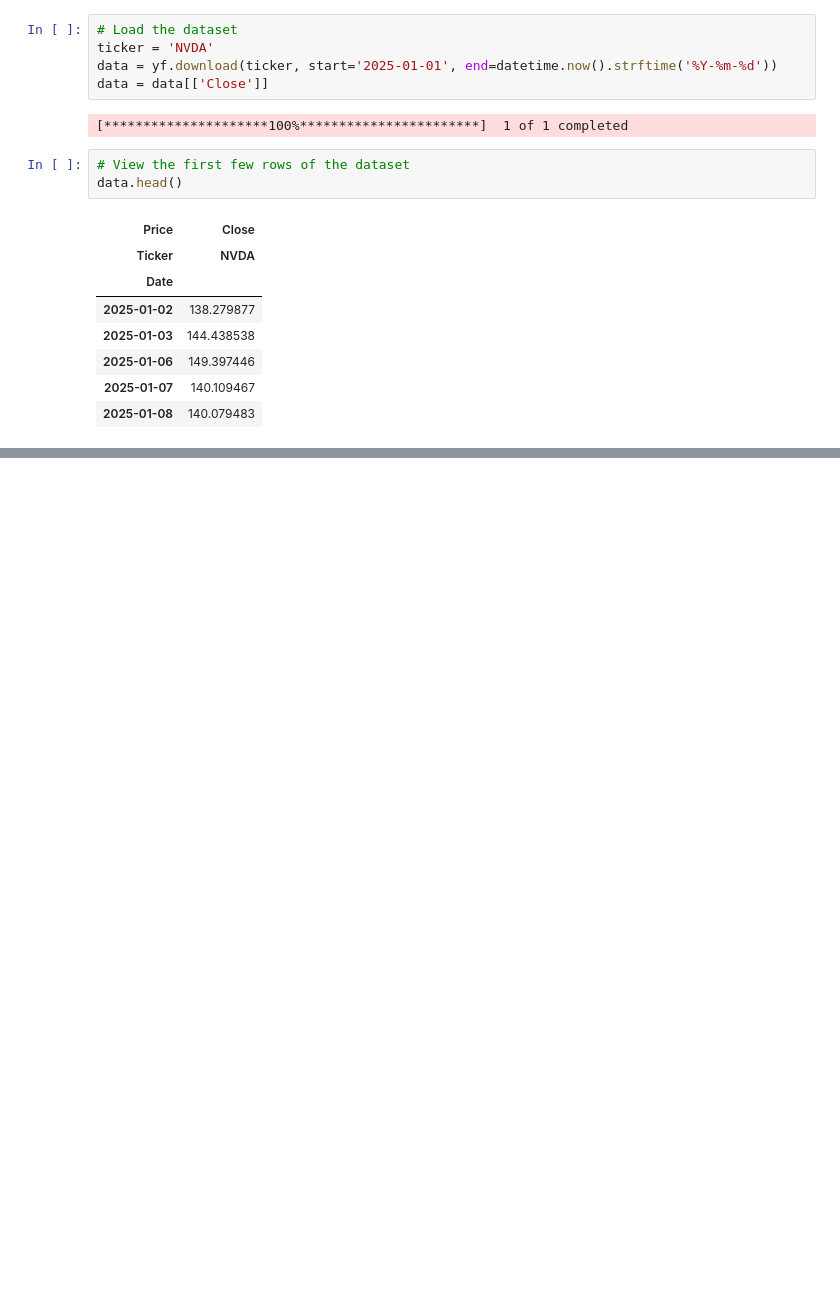
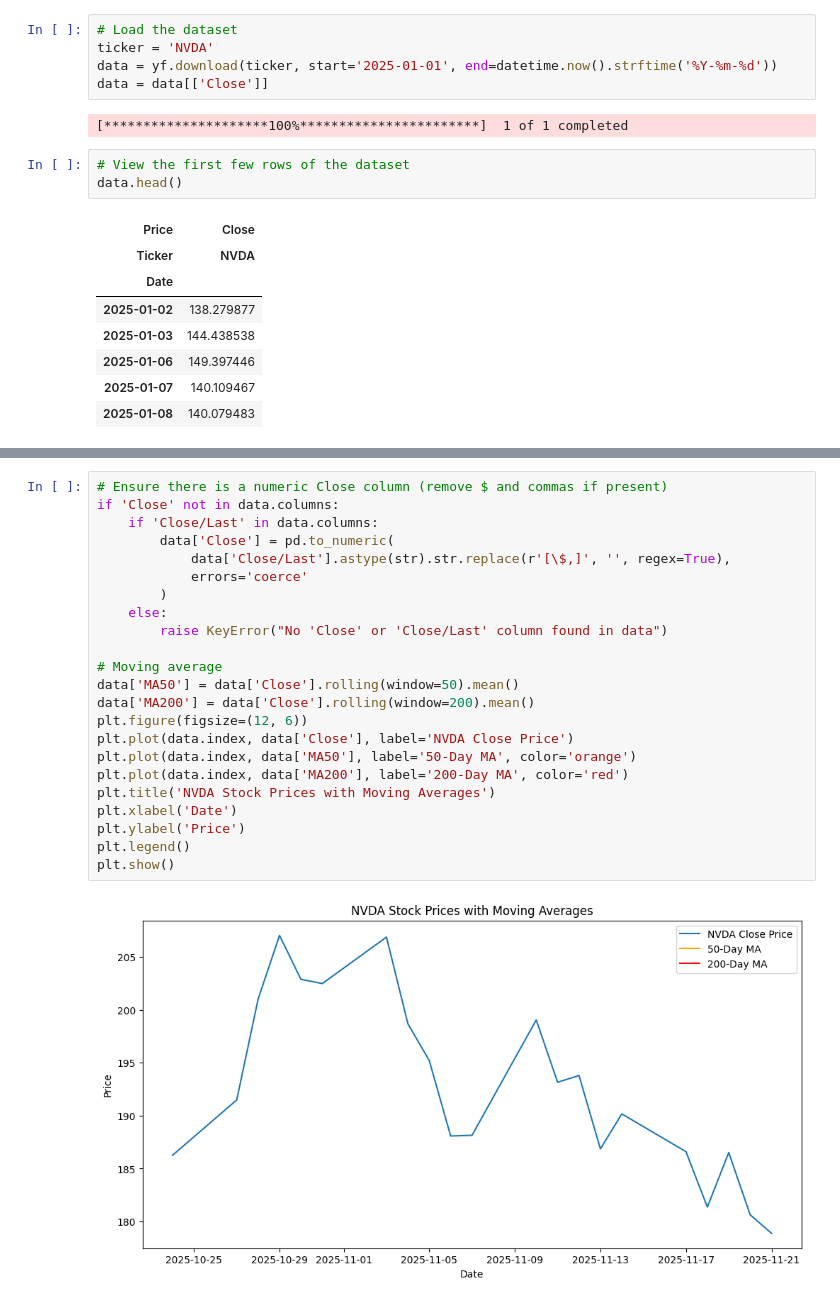
Before and after one commit to jamesb97/AlgorithmicTrading, a Jupyter notebook: NVDA.ipynb, the cells around one changed output, grey strips where cells are left out. Cells and saved outputs as stored; diff of their text form; blank space fills up the shorter version.

Commit message:
added moving average comparison

```diff
--- a/NVDA.ipynb
+++ b/NVDA.ipynb
@@ -66,0 +85,25 @@ No artists with labels found to put in legend.  Note that artists whose label st
+# %%
+# Ensure there is a numeric Close column (remove $ and commas if present)
+if 'Close' not in data.columns:
+	if 'Close/Last' in data.columns:
+		data['Close'] = pd.to_numeric(
+			data['Close/Last'].astype(str).str.replace(r'[\$,]', '', regex=True),
+			errors='coerce'
+		)
+	else:
+		raise KeyError("No 'Close' or 'Close/Last' column found in data")
+
+# Moving average
+data['MA50'] = data['Close'].rolling(window=50).mean()
+data['MA200'] = data['Close'].rolling(window=200).mean()
+plt.figure(figsize=(12, 6))
+plt.plot(data.index, data['Close'], label='NVDA Close Price')
+plt.plot(data.index, data['MA50'], label='50-Day MA', color='orange')
+plt.plot(data.index, data['MA200'], label='200-Day MA', color='red')
+plt.title('NVDA Stock Prices with Moving Averages')
+plt.xlabel('Date')
+plt.ylabel('Price')
+plt.legend()
+plt.show()
+# %% [output]
+[figure, added]
```
Also changed, not shown: parts of 1 cell of this notebook.
